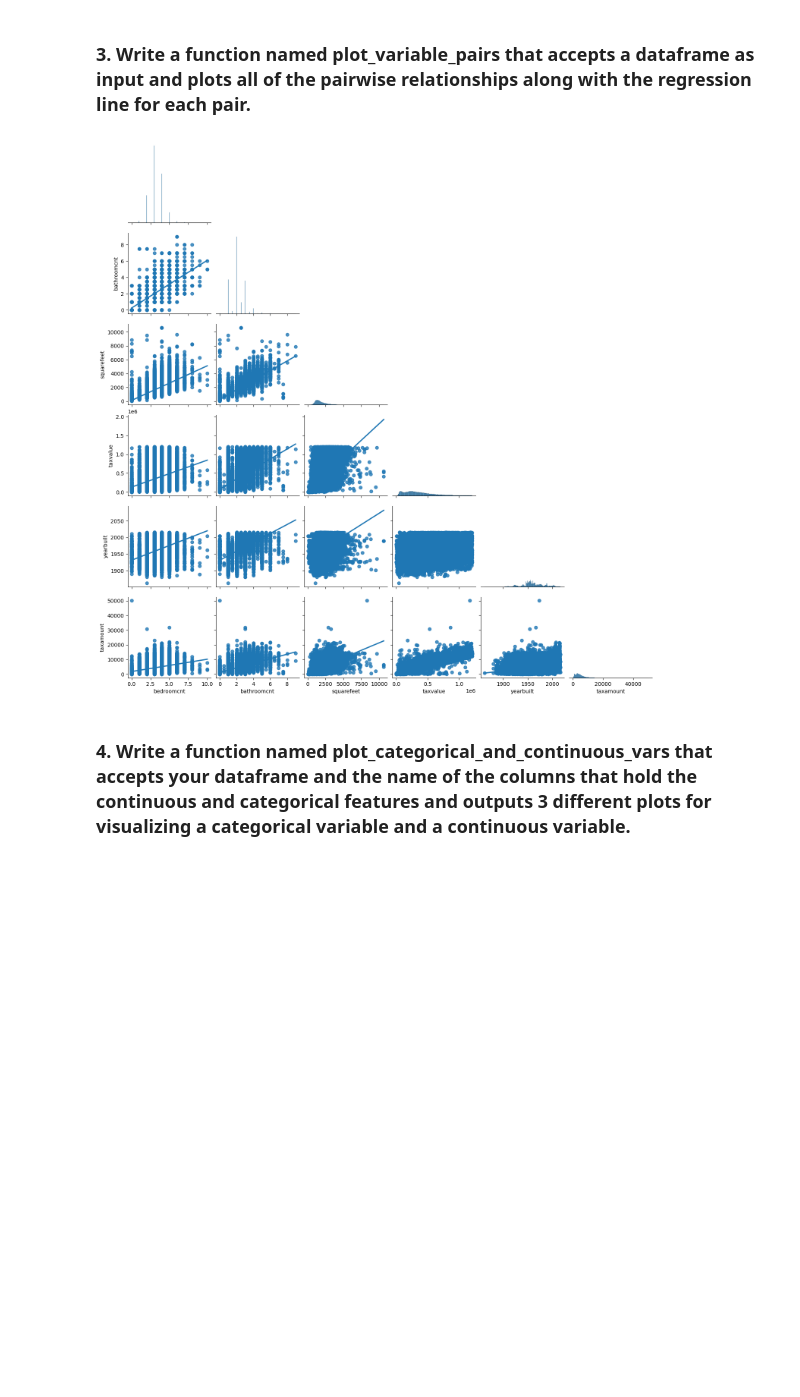
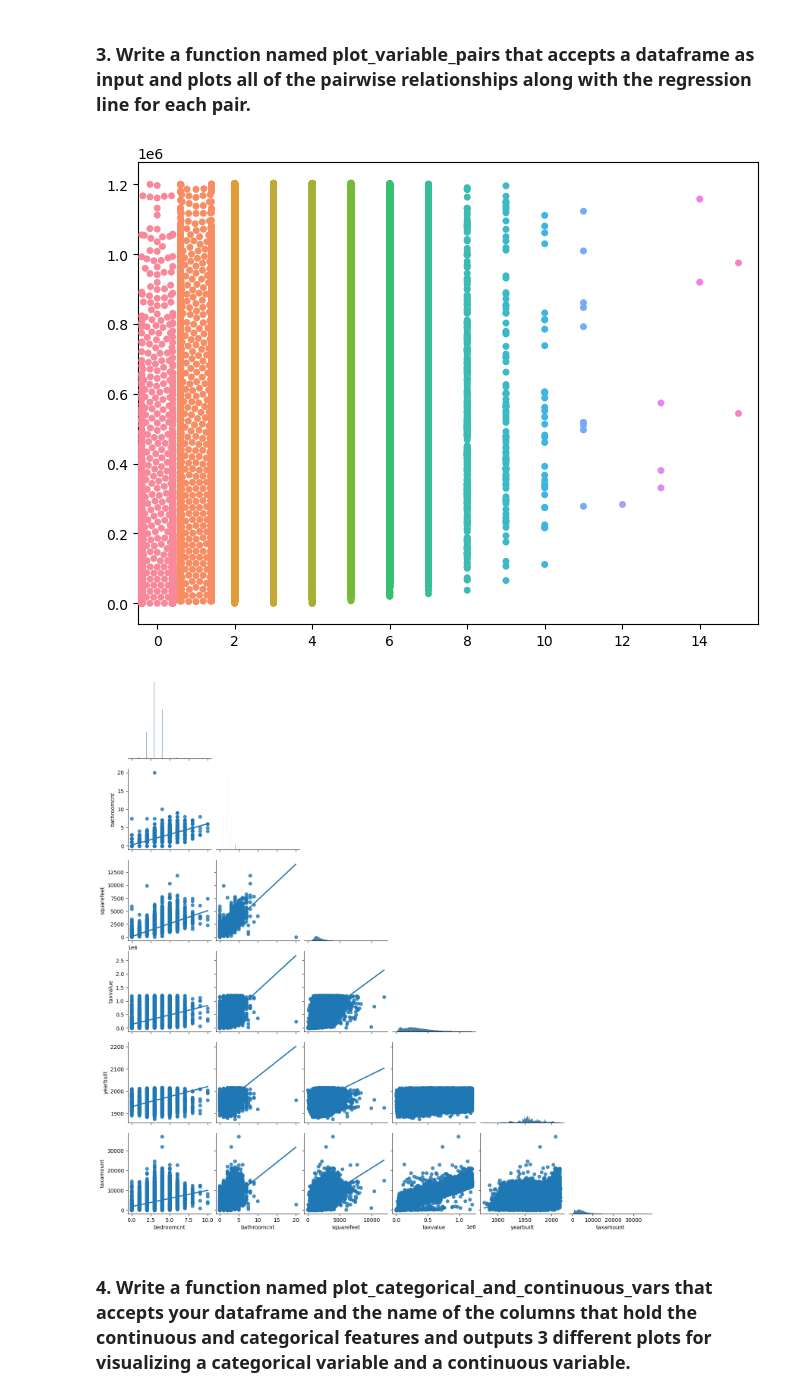
Before and after one commit to Brian-ONeil/regression-exercises, a Jupyter notebook: explore.ipynb, the cells around one changed output. Cells and saved outputs as stored; diff of their text form; code cells hidden in the pictures; blank space fills up the shorter version.

```diff
--- a/explore.ipynb
+++ b/explore.ipynb
@@ -73,6 +70,7 @@ def plot_variable_pairs(df):
 # %%
-plot_variable_pairs(train)
+exp.plot_variable_pairs(train)
 # %% [output]
-[figure, old version]
+[figure, new version]
+[figure, added]
 # %% [markdown]
 ### 4. Write a function named plot_categorical_and_continuous_vars that accepts your dataframe and the name of the columns that hold the continuous and categorical features and outputs 3 different plots for visualizing a categorical variable and a continuous variable.
```
Also changed, not shown: parts of 4 cells of this notebook, 1 other file.
